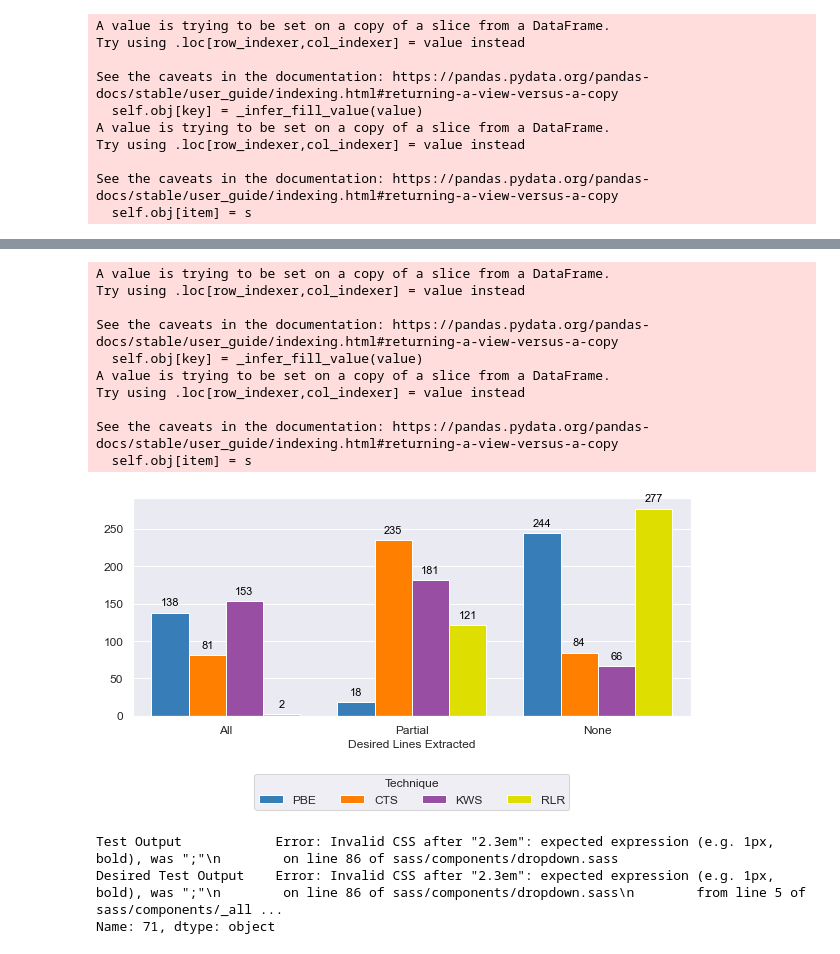
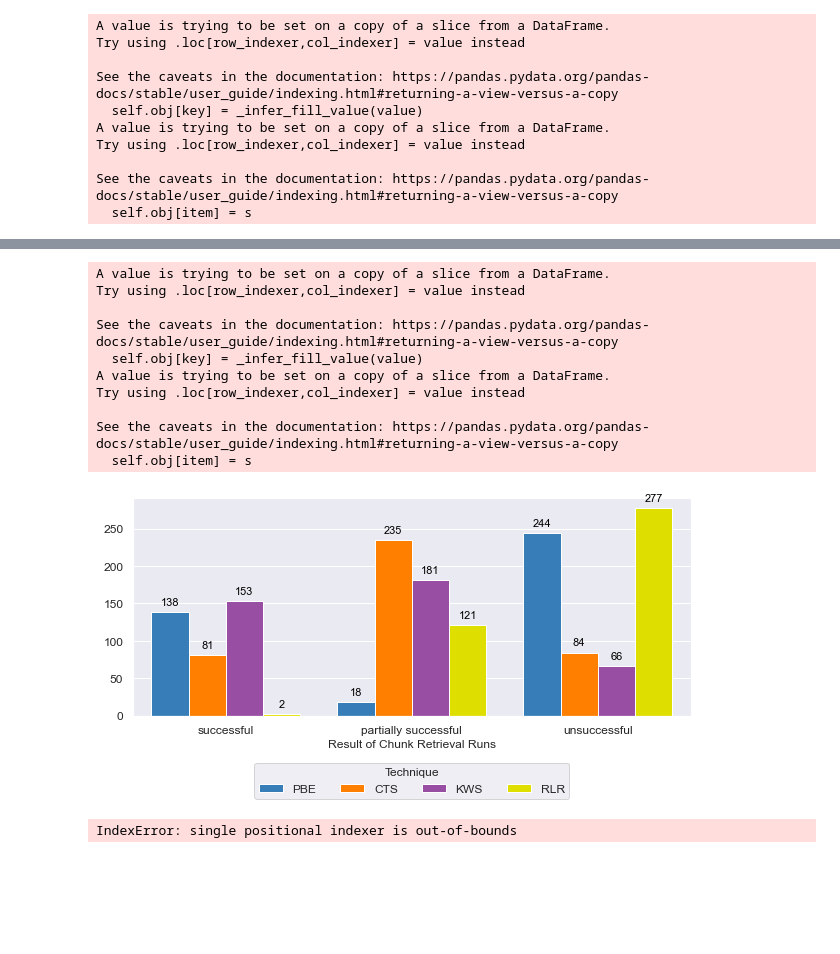
Before and after one commit to lacinoire/master-thesis, a Jupyter notebook: evaluation/results/big_study_data_analysis.ipynb, the cells around one changed output, grey strips where cells are left out. Saved outputs shown, nothing was run; the diff lists cells and outputs as text; code cells hidden in the pictures; blank space fills up the shorter version.

```diff
--- a/evaluation/results/big_study_data_analysis.ipynb
+++ b/evaluation/results/big_study_data_analysis.ipynb
@@ -47,9 +47,9 @@ def process_fig(ax, name, technique, int_annotation, hue_title, labels=[], fonts
     if (hue_title != ''):
         if (labels != []):
             handles, x = ax.get_legend_handles_labels()
-            ax.legend(handles=handles, loc='center', ncol=6, bbox_to_anchor=(0.25, -0.5, 0.5, 0.3), title=hue_title, labels=labels)
+            ax.legend(handles=handles, loc='center', ncol=6, bbox_to_anchor=(0.25, -0.45, 0.5, 0.3), title=hue_title, labels=labels)
         else:
-            ax.legend(loc='center', ncol=6, bbox_to_anchor=(0.25, -0.5, 0.5, 0.3), title=hue_title)
+            ax.legend(loc='center', ncol=6, bbox_to_anchor=(0.25, -0.45, 0.5, 0.3), title=hue_title)
     ax.set_ylabel('')
     pdf_fig(ax, name + '-' + technique)
     plt.show()
@@ -389,31 +389,30 @@ for technique in techniques:
 # %%
 rr = result
-rr.loc[result['Recall'] == 1, 'Desired Lines Extracted'] = 'All'
-rr.loc[result['Recall'] == 0, 'Desired Lines Extracted'] = 'None'
-rr.loc[(result['Recall'] != 1) & (result['Recall'] != 0), 'Desired Lines Extracted'] = 'Partial'
+rr.loc[result['Recall'] == 1, 'Desired Lines Extracted'] = 'successful'
+rr.loc[result['Recall'] == 0, 'Desired Lines Extracted'] = 'unsuccessful'
+rr.loc[(result['Recall'] != 1) & (result['Recall'] != 0), 'Desired Lines Extracted'] = 'partially successful'
 
-ax = sns.countplot(x='Desired Lines Extracted', hue='Technique', data=rr, order=['All', 'Partial', 'None'],
+ax = sns.countplot(x='Desired Lines Extracted', hue='Technique', data=rr, order=['successful', 'partially successful', 'unsuccessful'],
                    palette=['#377eb8', '#ff7f00', '#984ea3', '#dede00'], saturation=1, hue_order=techniques)
+ax.set_xlabel('Result of Chunk Retrieval Runs')
 process_fig(ax, 'success-partial', 'all', True, 'Technique')
 # %% [output]
 A value is trying to be set on a copy of a slice from a DataFrame.
 Try using .loc[row_indexer,col_indexer] = value instead
 
 See the caveats in the documentation: https://pandas.pydata.org/pandas-docs/stable/user_guide/indexing.html#returning-a-view-versus-a-copy
   self.obj[key] = _infer_fill_value(value)
 A value is trying to be set on a copy of a slice from a DataFrame.
 Try using .loc[row_indexer,col_indexer] = value instead
 
 See the caveats in the documentation: https://pandas.pydata.org/pandas-docs/stable/user_guide/indexing.html#returning-a-view-versus-a-copy
   self.obj[item] = s
-[figure, old version]
+[figure, new version]
 # %%
 pd.set_option('display.max_colwidth', -1)
 rtf(rr[rr['Desired Lines Extracted'] == 'Partial'], 'PBE').filter(['Test Output', 'Desired Test Output']).iloc[4]
 # %% [output]
-Test Output            Error: Invalid CSS after "2.3em": expected expression (e.g. 1px, bold), was ";"\n        on line 86 of sass/components/dropdown.sass
-Desired Test Output    Error: Invalid CSS after "2.3em": expected expression (e.g. 1px, bold), was ";"\n        on line 86 of sass/components/dropdown.sass\n        from line 5 of sass/components/_all ...
-Name: 71, dtype: object
+IndexError: single positional indexer is out-of-bounds
 # %%
 ax = sns.countplot(x='Technique', data=result[result['Recall'] == 1],
                    palette=['#377eb8', '#ff7f00', '#984ea3', '#dede00'], saturation=1,
```
Also changed, not shown: parts of 23 cells of this notebook, 32 other files.
